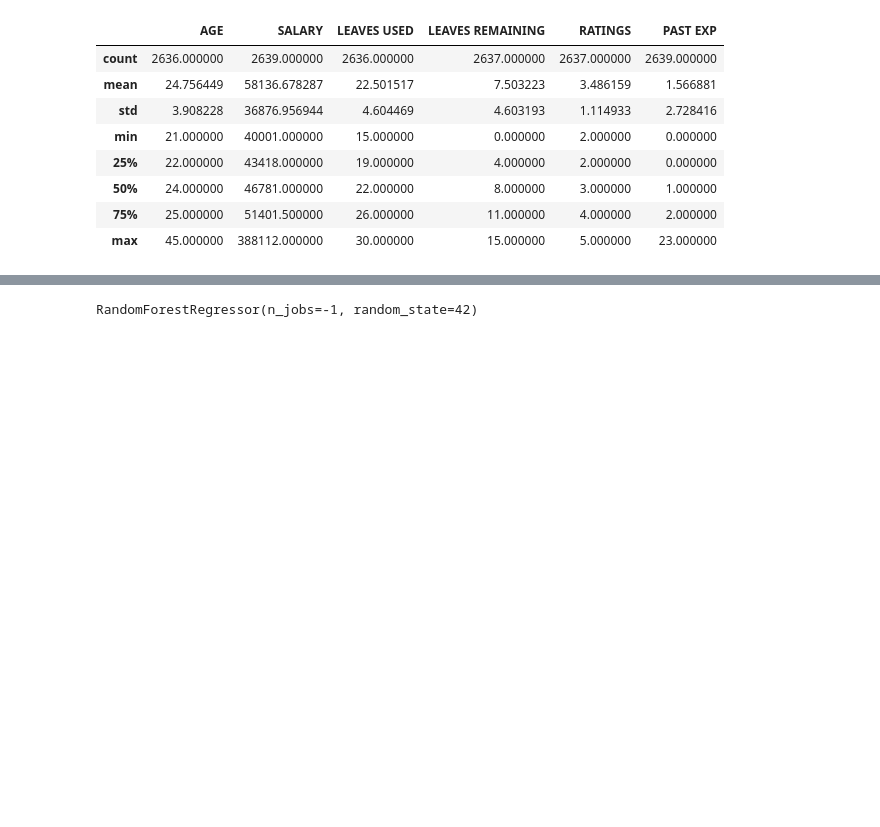
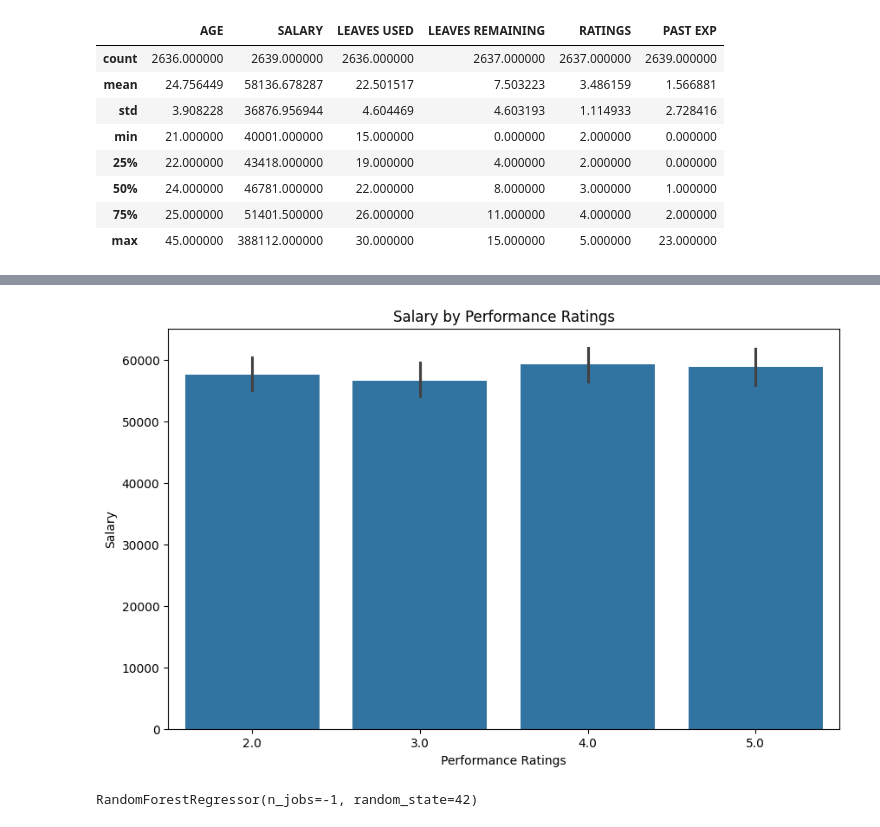
Before and after one commit to hous087S/Conformal-prediction, a Jupyter notebook: INFOSP.ipynb, the cells around one changed output, grey strips where cells are left out. Cells and saved outputs as stored; diff of their text form; code cells hidden in the pictures; blank space fills up the shorter version.

```diff
--- a/INFOSP.ipynb
+++ b/INFOSP.ipynb
@@ -35,3 +58,13 @@ df.describe()
+# %%
+# Salary by Performance Ratings
+plt.figure(figsize=(10, 6))
+sns.barplot(x='RATINGS', y='SALARY', data=df)
+plt.title('Salary by Performance Ratings')
+plt.xlabel('Performance Ratings')
+plt.ylabel('Salary')
+plt.show()
+# %% [output]
+[figure, added]
 # %%
 # 2. Split 50% train / 25% test / 25% calib
 X_train, X_temp, y_train, y_temp = train_test_split(
```
Also changed, not shown: parts of 3 cells of this notebook, 3 other files.
